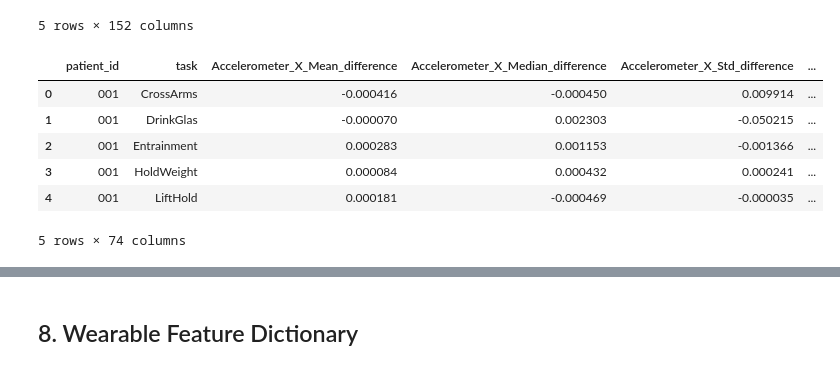
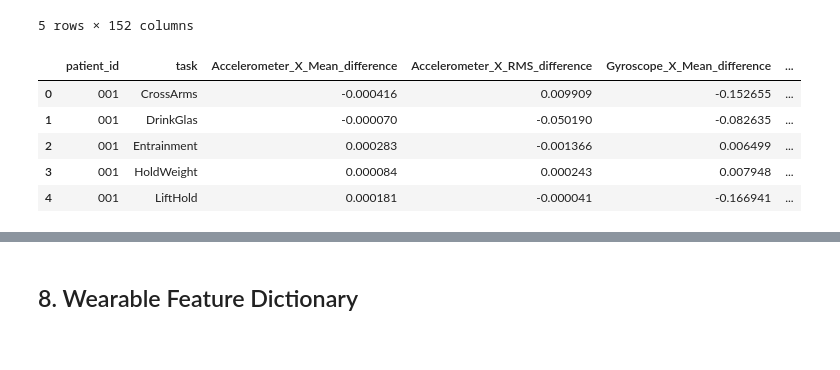
Before and after one commit to obramwell/AI-Assisted-Screening-of-Parkinson-s-Disease, a Jupyter notebook: notebooks/08_task_wrist_analysis.ipynb, the cells around one changed output, grey strips where cells are left out. Drawn from its saved outputs; the diff is of its cells as text; code cells hidden in the pictures.

Commit message:
Update task, wrist, and symmetry analysis

```diff
--- a/notebooks/08_task_wrist_analysis.ipynb
+++ b/notebooks/08_task_wrist_analysis.ipynb
@@ -306,23 +306,22 @@ Paired recordings: (5159, 152)
 # %%
 # Calculate Left-Right Wrist Feature Differences
 
 symmetry_features = pd.DataFrame()
 
 symmetry_features["patient_id"] = symmetry_df["patient_id"]
 symmetry_features["task"] = symmetry_df["task"]
 
-for feature in feature_columns:
+for feature in selected_wrist_features:
     symmetry_features[f"{feature}_difference"] = (
         symmetry_df[f"{feature}_left"] -
         symmetry_df[f"{feature}_right"]
     )
 
 display(symmetry_features.head())
 # %% [output]
-|  | patient_id | task | Accelerometer_X_Mean_difference | Accelerometer_X_Median_difference | Accelerometer_X_Std_difference | ... |
-| 0 | 001 | CrossArms | -0.000416 | -0.000450 | 0.009914 | ... |
-| 1 | 001 | DrinkGlas | -0.000070 | 0.002303 | -0.050215 | ... |
-| 2 | 001 | Entrainment | 0.000283 | 0.001153 | -0.001366 | ... |
-| 3 | 001 | HoldWeight | 0.000084 | 0.000432 | 0.000241 | ... |
-| 4 | 001 | LiftHold | 0.000181 | -0.000469 | -0.000035 | ... |
+|  | patient_id | task | Accelerometer_X_Mean_difference | Accelerometer_X_RMS_difference | Gyroscope_X_Mean_difference | ... |
+| 0 | 001 | CrossArms | -0.000416 | 0.009909 | -0.152655 | ... |
+| 1 | 001 | DrinkGlas | -0.000070 | -0.050190 | -0.082635 | ... |
+| 2 | 001 | Entrainment | 0.000283 | -0.001366 | 0.006499 | ... |
+| 3 | 001 | HoldWeight | 0.000084 | 0.000243 | 0.007948 | ... |
+| 4 | 001 | LiftHold | 0.000181 | -0.000041 | -0.166941 | ... |
-5 rows × 74 columns
```
Also changed, not shown: parts of 10 cells of this notebook, 2 other files.
